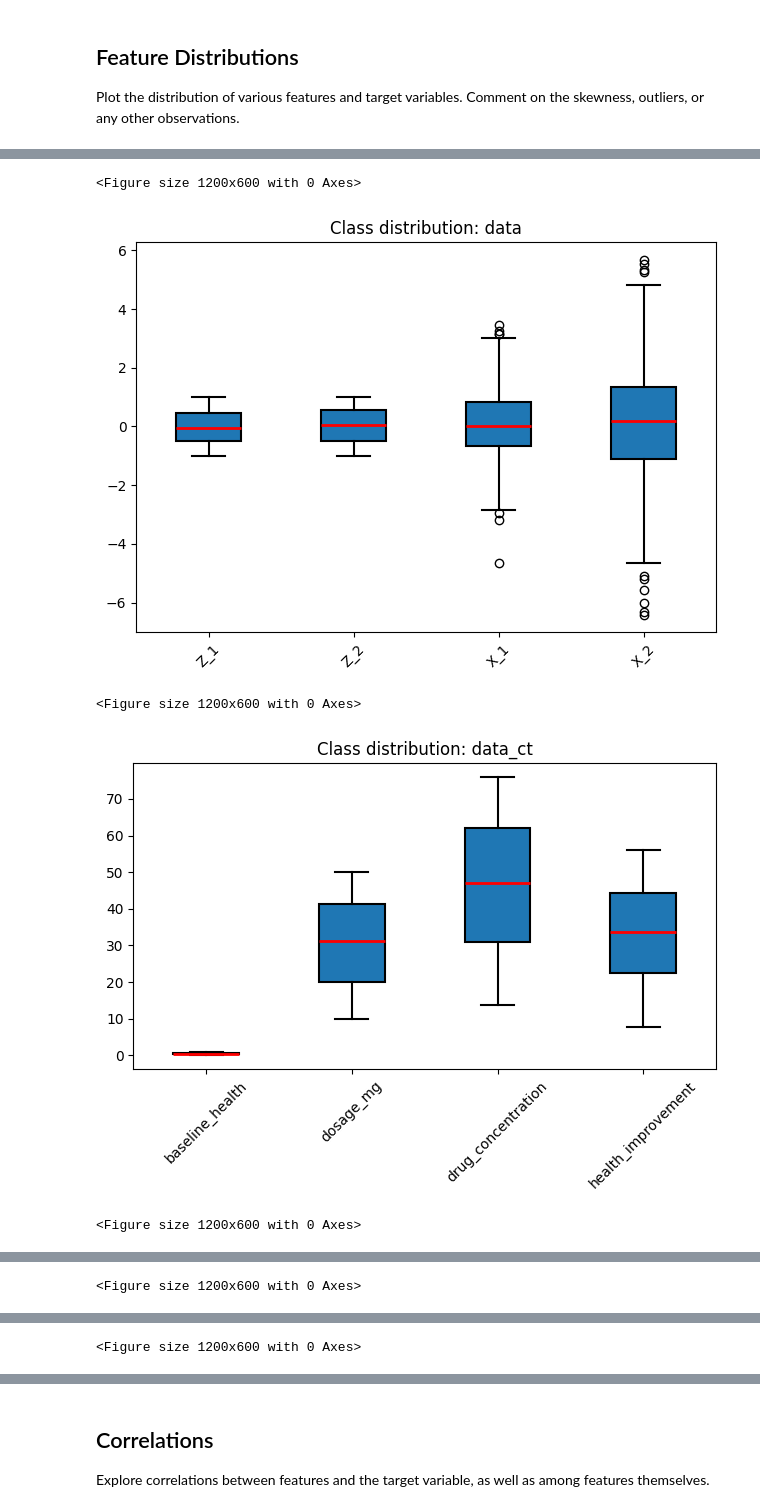
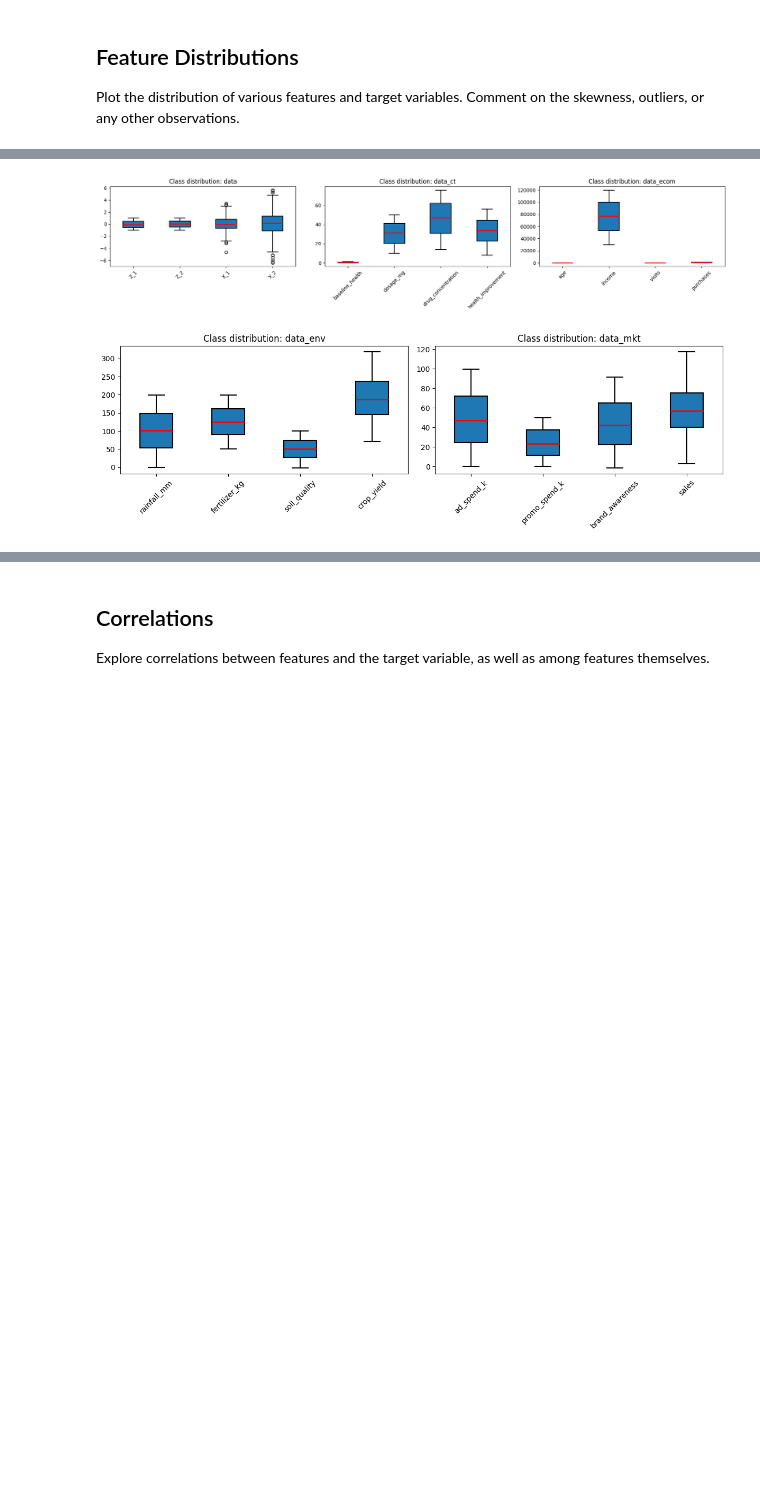
Before and after one commit to irisyyl/Casual_Inference_causal_direction_iv, a Jupyter notebook: 1_DatasetCharacteristics/exploratory_data_analysis.ipynb, the cells around one changed output, grey strips where cells are left out. Drawn from its saved outputs; the diff is of its cells as text; code cells hidden in the pictures; blank space fills up the shorter version.

Commit message:
change fig size

```diff
--- a/1_DatasetCharacteristics/exploratory_data_analysis.ipynb
+++ b/1_DatasetCharacteristics/exploratory_data_analysis.ipynb
@@ -147,7 +147,7 @@ Plot the distribution of various features and target variables. Comment on the s
 for name, df in datasets.items():
     print(f"\nPlotting hist for: {name}")
     plt.figure(figsize=(12, 12))
-    df.hist(figsize=(12, 12), grid=False)
+    df.hist(figsize=(12,3), grid=False, layout=(1, 4))
     plt.suptitle(f"Histograms for {name}", fontsize=16)
     plt.tight_layout()
     plt.show()
@@ -172,38 +172,46 @@ Plotting hist for: data_env
 # %%
 # Plotting boxplots of all numerical features
-
-# Set color
 colors = dict(
     boxes="black",
     whiskers="black",
     medians="red",
     caps="black",
 )
 
-boxprops    = dict(linestyle="-", linewidth=1.5)
-medianprops = dict(linestyle="-", linewidth=2, color="red")
+boxprops     = dict(linestyle="-", linewidth=1.5)
+medianprops  = dict(linestyle="-", linewidth=2, color="red")
 whiskerprops = dict(linestyle="-", linewidth=1.5)
 capprops     = dict(linestyle="-", linewidth=1.5)
 
-# Plot boxplots for each dataset
-for name, df in datasets.items():
-    num_cols = df.select_dtypes(include="number").columns
-    plt.figure(figsize=(12, 6))
-    df[num_cols].plot.box(
-        patch_artist=True,
-        color=colors,
-        boxprops=boxprops,
-        medianprops=medianprops,
-        whiskerprops=whiskerprops,
-        capprops=capprops,
-    )
-    plt.title(f"Class distribution: {name}")
-    plt.xticks(rotation=45)
-    plt.tight_layout()
+names = list(datasets.keys())
+
+for i in range(0, len(names), 3):
+    row_names = names[i:i+3]
+
+    fig, axes = plt.subplots(nrows=1, ncols=3, figsize=(18, 4))
+    axes_list = axes.ravel()
+    for ax, name in zip(axes_list, row_names):
+        df = datasets[name]
+        num_cols = df.select_dtypes(include="number").columns
+
+        df[num_cols].plot.box(
+            patch_artist=True,
+            color=colors,
+            boxprops=boxprops,
+            medianprops=medianprops,
+            whiskerprops=whiskerprops,
+            capprops=capprops,
+            ax=ax,
+        )
+        ax.set_title(f"Class distribution: {name}")
+        ax.tick_params(axis="x", rotation=45)
+
+    if len(row_names) < len(axes_list):
+        for ax in axes_list[len(row_names):]:
+            ax.set_visible(False)
+
+    fig.tight_layout()
     plt.show()
 # %% [output]
-<Figure size 1200x600 with 0 Axes>
-[figure, old version]
+[figure, new version]
-<Figure size 1200x600 with 0 Axes>
-[figure, old version]
+[figure, new version]
-<Figure size 1200x600 with 0 Axes>
@@ -211 +217,0 @@ for name, df in datasets.items():
-<Figure size 1200x600 with 0 Axes>
@@ -213 +217,0 @@ for name, df in datasets.items():
-<Figure size 1200x600 with 0 Axes>
```
Also changed, not shown: parts of 6 cells of this notebook.
